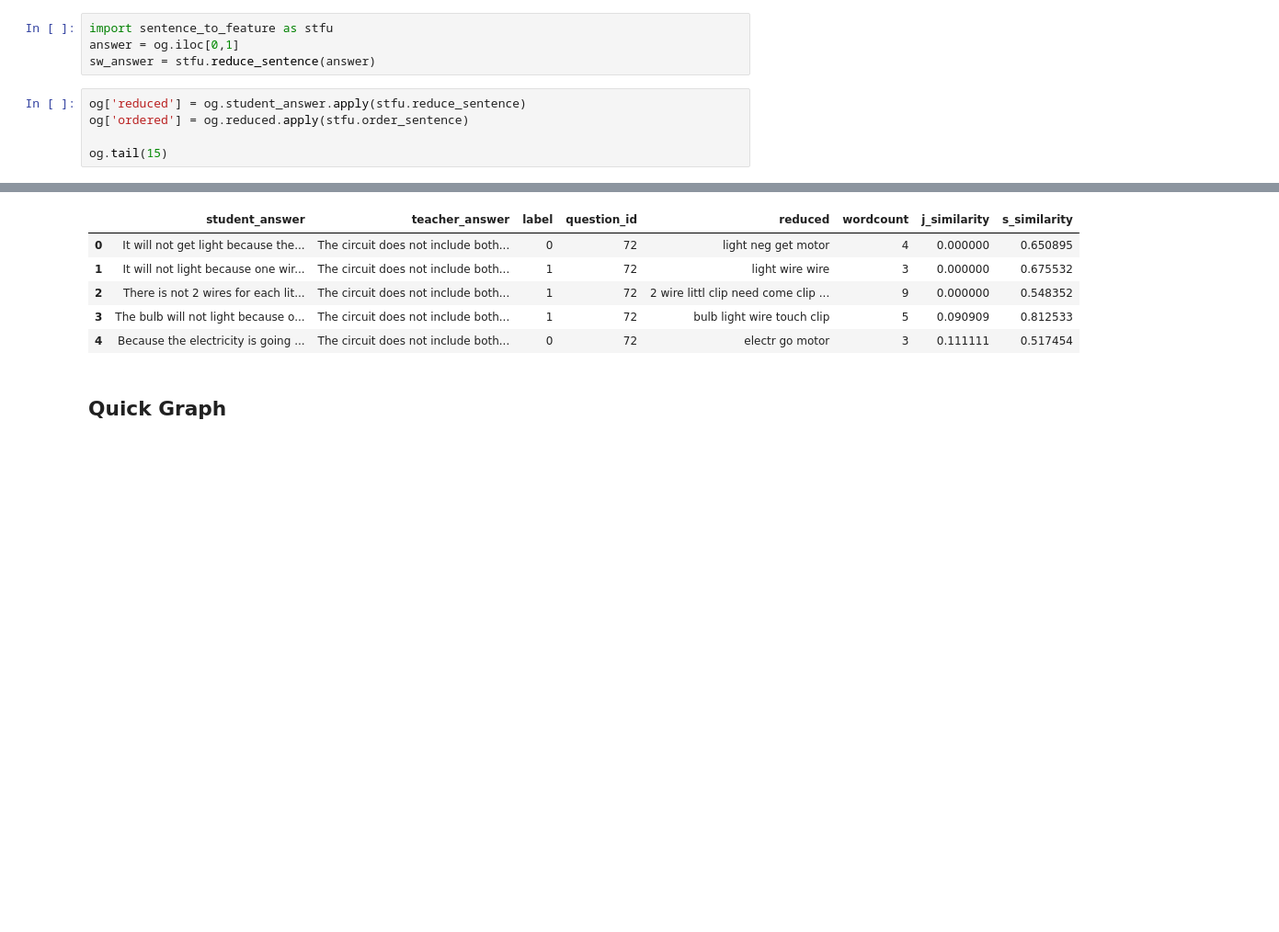
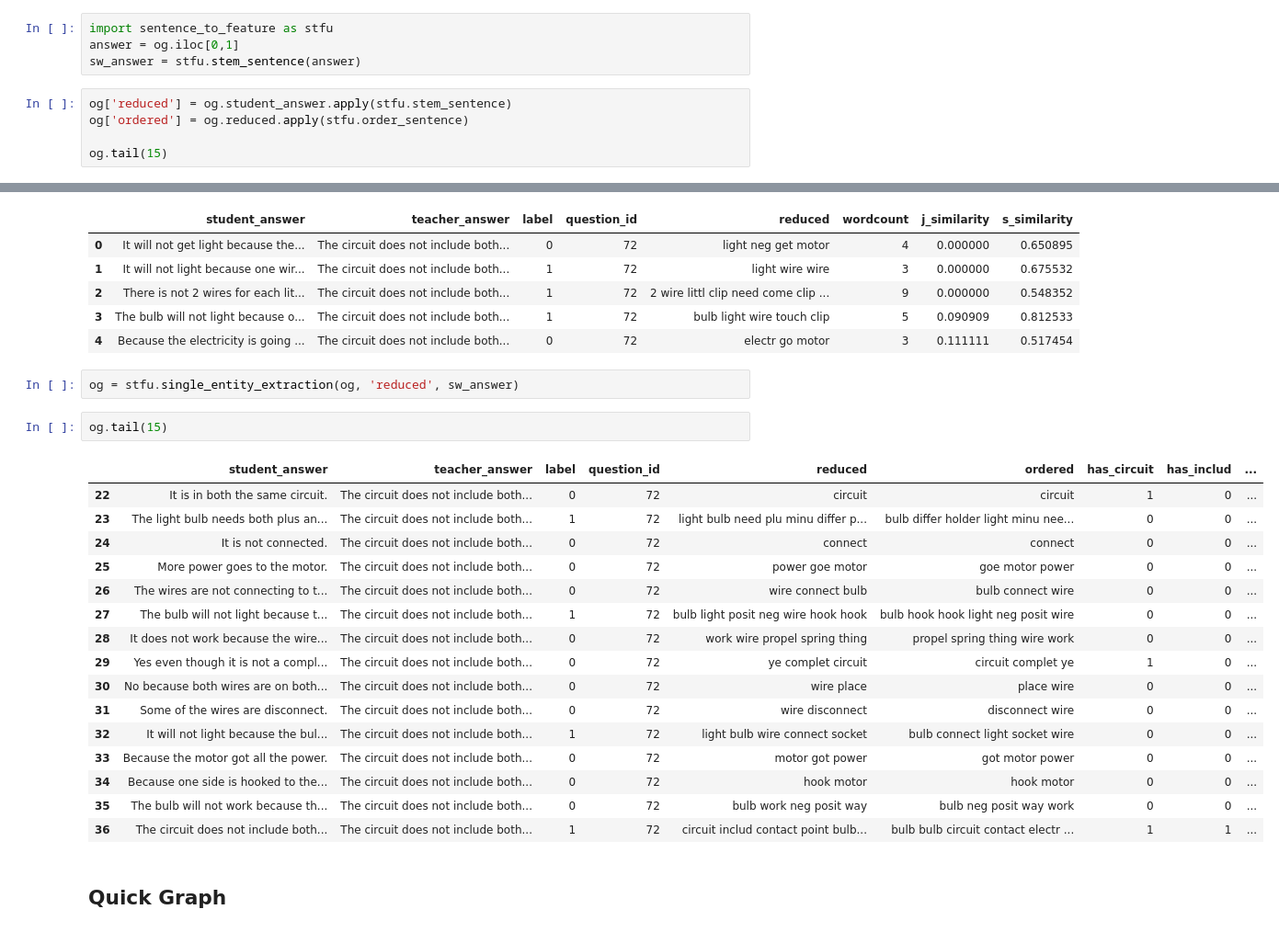
Before and after one commit to ian-mcnair/Answer_Clustering, a Jupyter notebook: step2_Feature_Generation/Feature Engineering.ipynb, the cells around one changed output, grey strips where cells are left out. Shown: that part at 92% size. Cells and saved outputs as stored; diff of their text form; blank space fills up the shorter version.

Commit message:
Created single entity extraction feature function.

```diff
--- a/step2_Feature_Generation/Feature Engineering.ipynb
+++ b/step2_Feature_Generation/Feature Engineering.ipynb
@@ -13,9 +13,9 @@ og = pd.read_csv(
 # %%
 import sentence_to_feature as stfu
 answer = og.iloc[0,1]
-sw_answer = stfu.reduce_sentence(answer)
+sw_answer = stfu.stem_sentence(answer)
 # %%
-og['reduced'] = og.student_answer.apply(stfu.reduce_sentence)
+og['reduced'] = og.student_answer.apply(stfu.stem_sentence)
 og['ordered'] = og.reduced.apply(stfu.order_sentence)
 
 og.tail(15)
@@ -48,6 +48,27 @@ og.head()
 | 2 | There is not 2 wires for each lit... | The circuit does not include both... | 1 | 72 | 2 wire littl clip need come clip ... | 9 | 0.000000 | 0.548352 |
 | 3 | The bulb will not light because o... | The circuit does not include both... | 1 | 72 | bulb light wire touch clip | 5 | 0.090909 | 0.812533 |
 | 4 | Because the electricity is going ... | The circuit does not include both... | 0 | 72 | electr go motor | 3 | 0.111111 | 0.517454 |
+# %%
+og = stfu.single_entity_extraction(og, 'reduced', sw_answer)
+# %%
+og.tail(15)
+# %% [output]
+|  | student_answer | teacher_answer | label | question_id | reduced | ordered | has_circuit | has_includ | ... |
+| 22 | It is in both the same circuit. | The circuit does not include both... | 0 | 72 | circuit | circuit | 1 | 0 | ... |
+| 23 | The light bulb needs both plus an... | The circuit does not include both... | 1 | 72 | light bulb need plu minu differ p... | bulb differ holder light minu nee... | 0 | 0 | ... |
+| 24 | It is not connected. | The circuit does not include both... | 0 | 72 | connect | connect | 0 | 0 | ... |
+| 25 | More power goes to the motor. | The circuit does not include both... | 0 | 72 | power goe motor | goe motor power | 0 | 0 | ... |
+| 26 | The wires are not connecting to t... | The circuit does not include both... | 0 | 72 | wire connect bulb | bulb connect wire | 0 | 0 | ... |
+| 27 | The bulb will not light because t... | The circuit does not include both... | 1 | 72 | bulb light posit neg wire hook hook | bulb hook hook light neg posit wire | 0 | 0 | ... |
+| 28 | It does not work because the wire... | The circuit does not include both... | 0 | 72 | work wire propel spring thing | propel spring thing wire work | 0 | 0 | ... |
+| 29 | Yes even though it is not a compl... | The circuit does not include both... | 0 | 72 | ye complet circuit | circuit complet ye | 1 | 0 | ... |
+| 30 | No because both wires are on both... | The circuit does not include both... | 0 | 72 | wire place | place wire | 0 | 0 | ... |
+| 31 | Some of the wires are disconnect. | The circuit does not include both... | 0 | 72 | wire disconnect | disconnect wire | 0 | 0 | ... |
+| 32 | It will not light because the bul... | The circuit does not include both... | 1 | 72 | light bulb wire connect socket | bulb connect light socket wire | 0 | 0 | ... |
+| 33 | Because the motor got all the power. | The circuit does not include both... | 0 | 72 | motor got power | got motor power | 0 | 0 | ... |
+| 34 | Because one side is hooked to the... | The circuit does not include both... | 0 | 72 | hook motor | hook motor | 0 | 0 | ... |
+| 35 | The bulb will not work because th... | The circuit does not include both... | 0 | 72 | bulb work neg posit way | bulb neg posit way work | 0 | 0 | ... |
+| 36 | The circuit does not include both... | The circuit does not include both... | 1 | 72 | circuit includ contact point bulb... | bulb bulb circuit contact electr ... | 1 | 1 | ... |
 # %% [markdown]
 ## Quick Graph
 # %%
```
Also changed, not shown: 1 other file.
